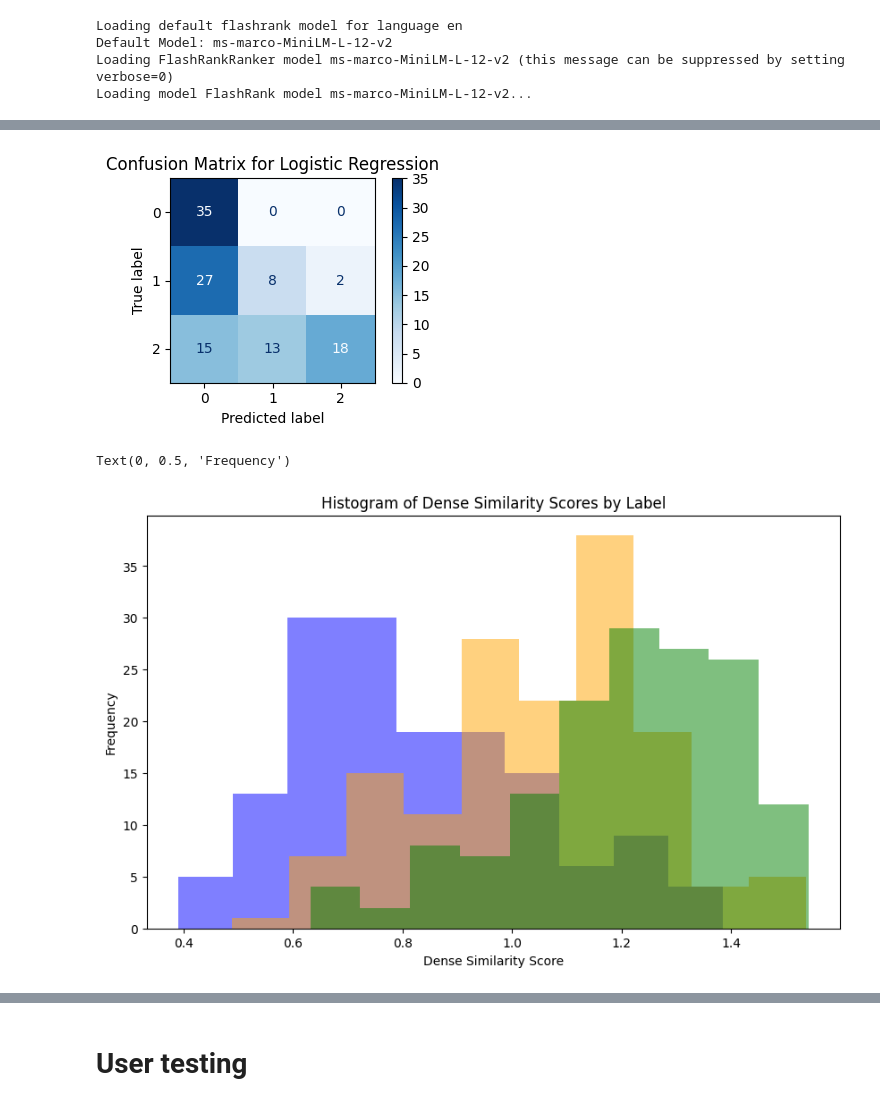
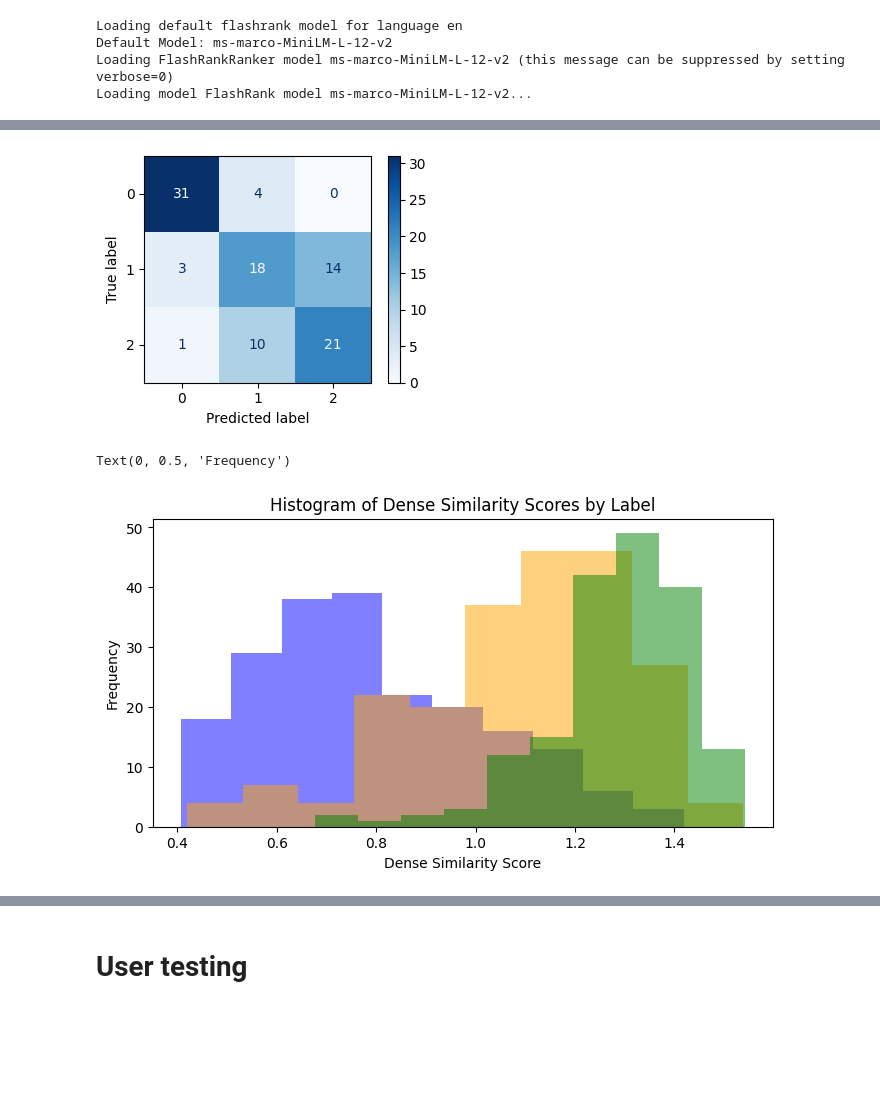
Before and after one commit to sjoerdoffringa/RAG, a Jupyter notebook: eval_scope.ipynb, the cells around one changed output, grey strips where cells are left out. Saved outputs shown, nothing was run; the diff lists cells and outputs as text; code cells hidden in the pictures; blank space fills up the shorter version.

```diff
--- a/eval_scope.ipynb
+++ b/eval_scope.ipynb
@@ -91,10 +95,18 @@ plot_heatmap(gold, title="Heatmap for Gold Dataset")
 # %%
 # Create train and test sets
 
-sample_method = 'balance'
-n_train = 450
+sample_method = 'sample'
+n_train = 600
 n_test = 140
 label_col = 'label'
+ignore_confusion = True
+
+if ignore_confusion:
+    silver = silver[silver['llm_confusion_label'] == 'no']
+    gold = gold[gold['llm_confusion_label'] == 'no']
+
+n_train = min(n_train, len(silver))
+n_test = min(n_test, len(gold))
 
 def balanced_sample(df, label_col, n_total, random_state=1):
     n_classes = df[label_col].nunique()
@@ -319,9 +333,9 @@ models = [
     ]
 models = [models[0]]
 
-features = ['top_sparse_score', 'top_dense_score', 'z_score']
+features = ['top_sparse_score', 'top_dense_score']
 
-label = 'answerable'
+label = 'label'
 # %%
 # set mlflow experiment
 mlflow.set_experiment("eval_scope_models")
@@ -395,7 +407,7 @@ from sklearn.metrics import confusion_matrix, ConfusionMatrixDisplay
 
 # Extract the true labels and predictions
 y_true = testset['label']
-y_pred = testset['final_prediction']
+y_pred = testset['logreg_prediction']
 
 # Get the unique class labels (in case they're not 0, 1, 2...)
 classes = np.unique(np.concatenate([y_true, y_pred]))
@@ -408,26 +420,25 @@ fig, ax = plt.subplots(figsize=(4, 3))
 disp = ConfusionMatrixDisplay(confusion_matrix=cm, display_labels=classes)
 disp.plot(cmap='Blues', ax=ax)
 
-plt.title('Confusion Matrix for Logistic Regression')
-plt.grid(False)
+plt.title('')
 plt.tight_layout()
 plt.show()
 # %% [output]
-[figure, old version]
+[figure, new version]
 # %%
 import numpy as np
 import matplotlib.pyplot as plt
 
 # histogram of dense similarity of each label
 classes = np.unique(trainset['label'])
 colors = ['blue', 'orange', 'green']
 
-plt.figure(figsize=(10, 6))
+plt.figure(figsize=(8, 4))
 for i, label in enumerate(classes):
     plt.hist(trainset[trainset['label'] == label]['top_dense_score'], bins=10, alpha=0.5, label=f'label {label}', color=colors[i])
 plt.title('Histogram of Dense Similarity Scores by Label')
 plt.xlabel('Dense Similarity Score')
 plt.ylabel('Frequency')
 # %% [output]
 Text(0, 0.5, 'Frequency')
-[figure, old version]
+[figure, new version]
```
Also changed, not shown: parts of 22 cells of this notebook, 9 other files.
